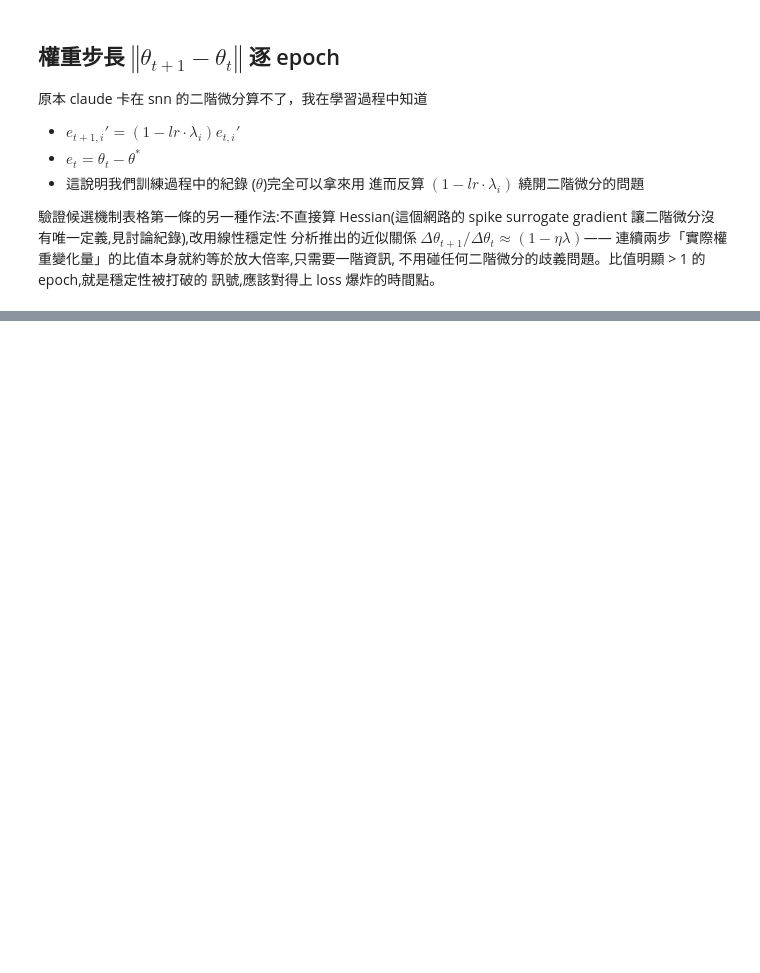
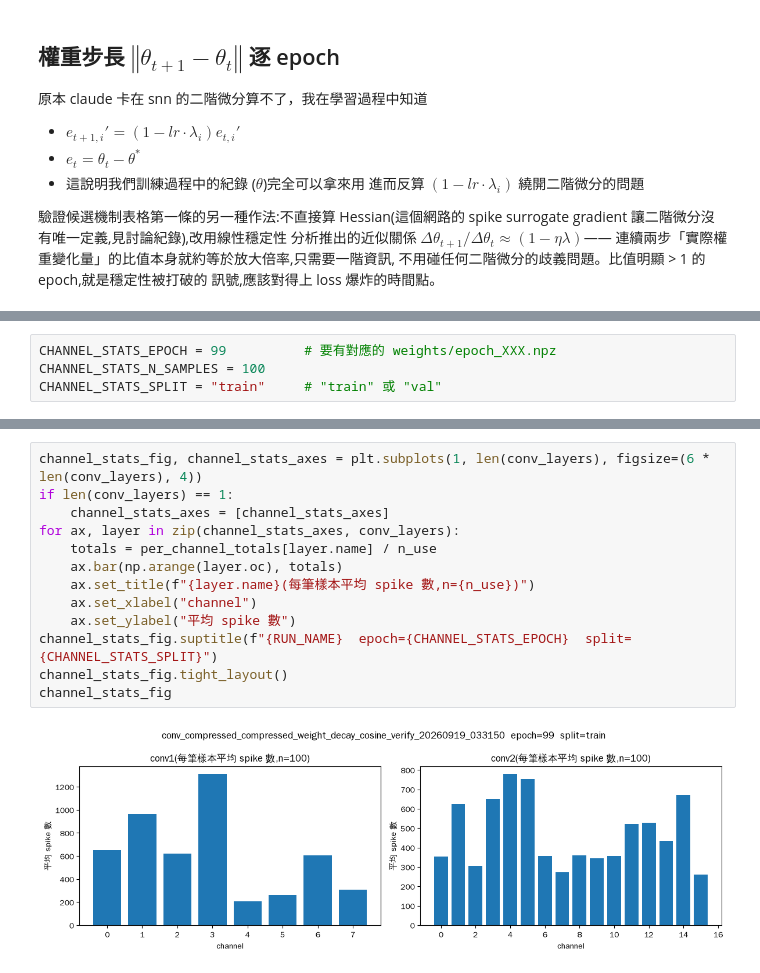
Before and after one commit to Salt-Shio/Spiking-Affine-Lazy-Training, a Jupyter notebook: example/notebooks/plot_metrics.ipynb, the cells around one changed output, grey strips where cells are left out. Cells and saved outputs as stored; diff of their text form; blank space fills up the shorter version.

Commit message:
測試 lr = 1e-3 的狀況，補上各 channel spike 量統計，準備跑一次正式訓練(10000 筆 n-mnist)

```diff
--- a/example/notebooks/plot_metrics.ipynb
+++ b/example/notebooks/plot_metrics.ipynb
@@ -190,0 +203,4 @@ print(f"寫入 {step_norm_out_path}")
+# %%
+CHANNEL_STATS_EPOCH = 99          # 要有對應的 weights/epoch_XXX.npz
+CHANNEL_STATS_N_SAMPLES = 100
+CHANNEL_STATS_SPLIT = "train"     # "train" 或 "val"
@@ -190,0 +282,15 @@ print(f"寫入 {step_norm_out_path}")
+# %%
+channel_stats_fig, channel_stats_axes = plt.subplots(1, len(conv_layers), figsize=(6 * len(conv_layers), 4))
+if len(conv_layers) == 1:
+    channel_stats_axes = [channel_stats_axes]
+for ax, layer in zip(channel_stats_axes, conv_layers):
+    totals = per_channel_totals[layer.name] / n_use
+    ax.bar(np.arange(layer.oc), totals)
+    ax.set_title(f"{layer.name}(每筆樣本平均 spike 數,n={n_use})")
+    ax.set_xlabel("channel")
+    ax.set_ylabel("平均 spike 數")
+channel_stats_fig.suptitle(f"{RUN_NAME}  epoch={CHANNEL_STATS_EPOCH}  split={CHANNEL_STATS_SPLIT}")
+channel_stats_fig.tight_layout()
+channel_stats_fig
+# %% [output]
+[figure, added]
```
Also changed, not shown: parts of 11 cells of this notebook, 4 other files.
